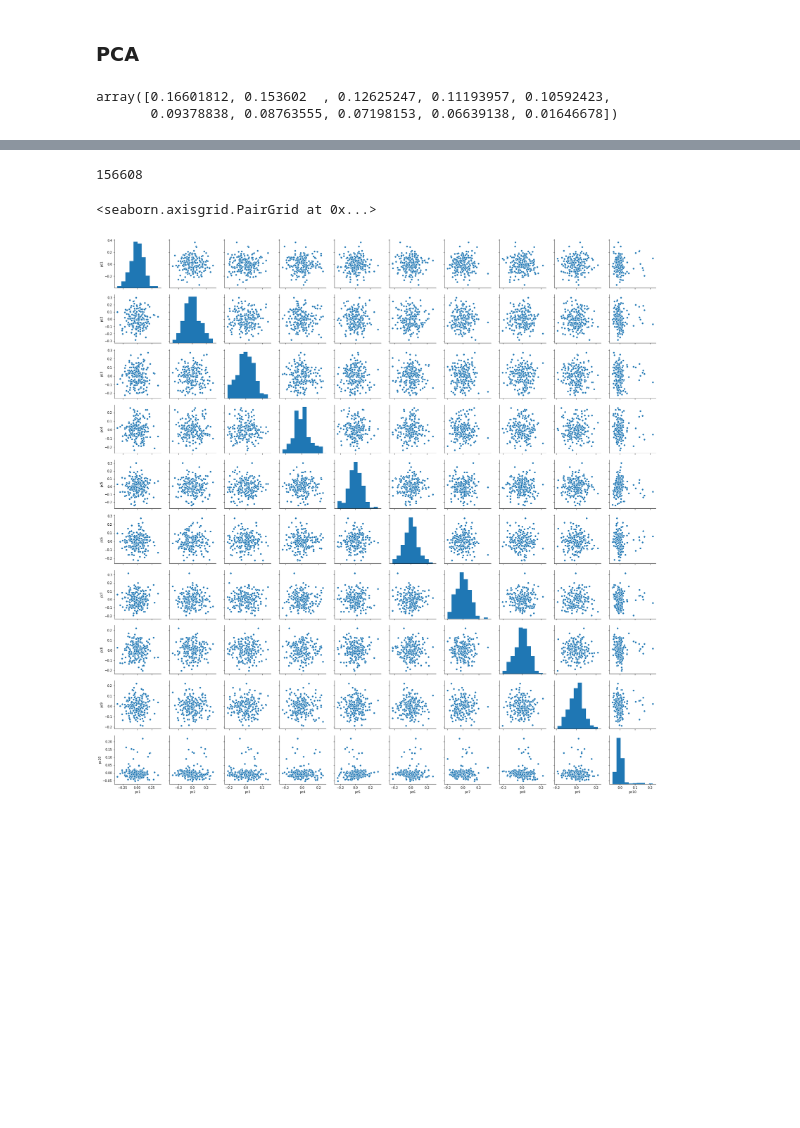
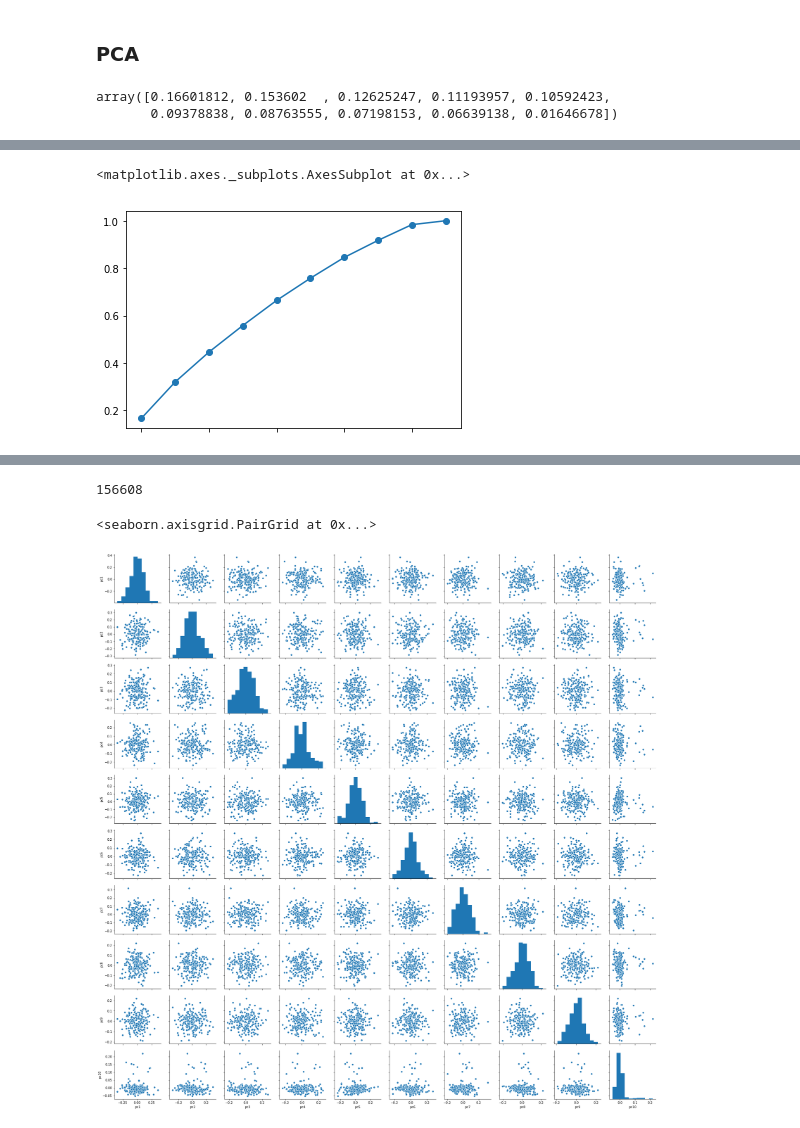
Before and after one commit to jeonghyunwoo/pub_data, a Jupyter notebook: social_d2v_3.ipynb, the cells around one changed output, grey strips where cells are left out. Drawn from its saved outputs; the diff is of its cells as text; code cells hidden in the pictures; blank space fills up the shorter version.

```diff
--- a/social_d2v_3.ipynb
+++ b/social_d2v_3.ipynb
@@ -209,0 +219,3 @@ array([-1.83093189,  1.63190981,  1.53635553,  0.86591118, -1.60622456,
+# %%
+pc = pd.Series(pca1.explained_variance_ratio_.cumsum())
+pc.index = ['pc'+str(i+1) for i in range(10)]
@@ -210,3 +236,8 @@ array([-1.83093189,  1.63190981,  1.53635553,  0.86591118, -1.60622456,
+# %%
+pc.plot(marker='o')
+# %% [output]
+<matplotlib.axes._subplots.AxesSubplot at 0x...>
+[figure, added]
 # %%
 pcs = pca1.fit_transform(dvec1)
 # %%
```
Also changed, not shown: parts of 7 cells of this notebook.
